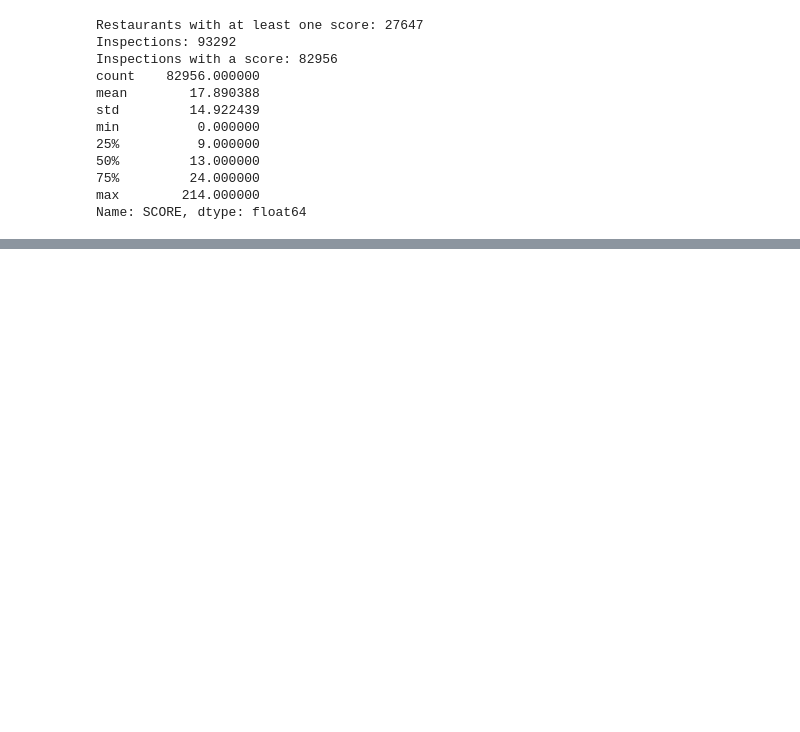
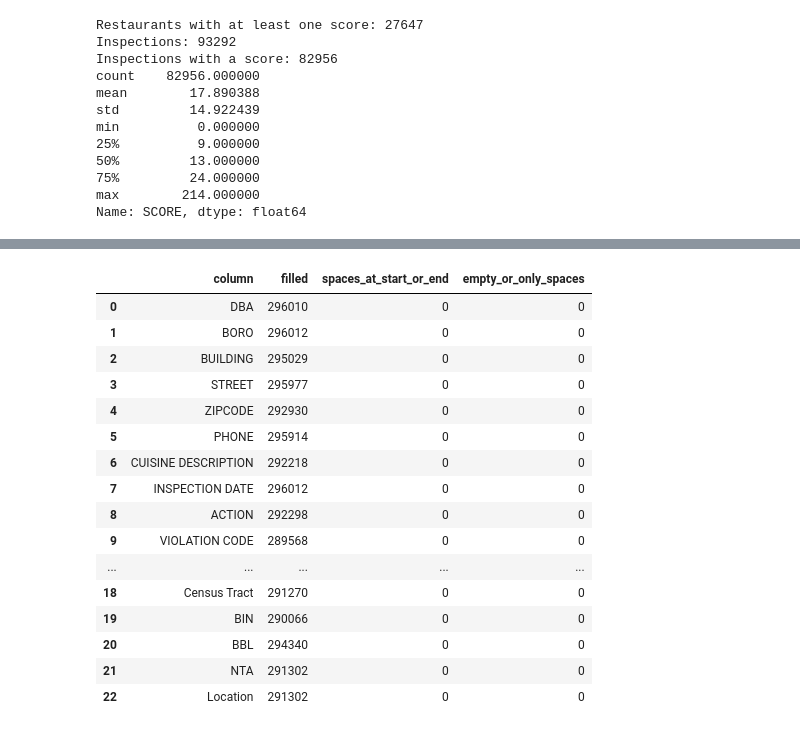
Before and after one commit to estvjana/nyc-restaurant-inspections, a Jupyter notebook: 01_data_exploration.ipynb, the cells around one changed output, grey strips where cells are left out. Cells and saved outputs as stored; diff of their text form; code cells hidden in the pictures; blank space fills up the shorter version.

```diff
--- a/01_data_exploration.ipynb
+++ b/01_data_exploration.ipynb
@@ -139,0 +503,21 @@ Name: SCORE, dtype: float64
+# %%
+text_cols = ["ZIPCODE", "Community Board", "Council District", "Census Tract", "BIN", "BBL"]
+
+for c in text_cols:
+    df_work[c] = raw_ids[c]
+
+check = pd.DataFrame({
+    "type": df_work[text_cols].dtypes.astype(str),
+    "empty_now": df_work[text_cols].isna().sum(),
+    "empty_before": df[text_cols].isna().sum(),
+})
+check["same_numbers"] = [
+    bool((df_work[c].dropna().astype(float).values == df[c].dropna().values).all())
+    for c in text_cols
+]
+display(check)
+
+bbl_len = df_work["BBL"].str.len()
+odd_bbl = bbl_len.notna() & (bbl_len != 10)
+print("BBL values that are not 10 digits:", odd_bbl.sum())
+df_work.loc[odd_bbl, "BBL"].value_counts()
@@ -139,0 +553,33 @@ Name: SCORE, dtype: float64
+# %%
+text_columns = df_work.select_dtypes(include="object").columns
+
+rows = []
+for c in text_columns:
+    s = df_work[c].dropna().astype(str)
+    rows.append({
+        "column": c,
+        "filled": len(s),
+        "spaces_at_start_or_end": int((s != s.str.strip()).sum()),
+        "empty_or_only_spaces": int((s.str.strip() == "").sum()),
+    })
+
+text_review = pd.DataFrame(rows)
+text_review
+# %% [output]
+|  | column | filled | spaces_at_start_or_end | empty_or_only_spaces |
+| 0 | DBA | 296010 | 0 | 0 |
+| 1 | BORO | 296012 | 0 | 0 |
+| 2 | BUILDING | 295029 | 0 | 0 |
+| 3 | STREET | 295977 | 0 | 0 |
+| 4 | ZIPCODE | 292930 | 0 | 0 |
+| 5 | PHONE | 295914 | 0 | 0 |
+| 6 | CUISINE DESCRIPTION | 292218 | 0 | 0 |
+| 7 | INSPECTION DATE | 296012 | 0 | 0 |
+| 8 | ACTION | 292298 | 0 | 0 |
+| 9 | VIOLATION CODE | 289568 | 0 | 0 |
+| ... | ... | ... | ... | ... |
+| 18 | Census Tract | 291270 | 0 | 0 |
+| 19 | BIN | 290066 | 0 | 0 |
+| 20 | BBL | 294340 | 0 | 0 |
+| 21 | NTA | 291302 | 0 | 0 |
+| 22 | Location | 291302 | 0 | 0 |
```
Also changed, not shown: parts of 85 cells of this notebook, 6 other files.
